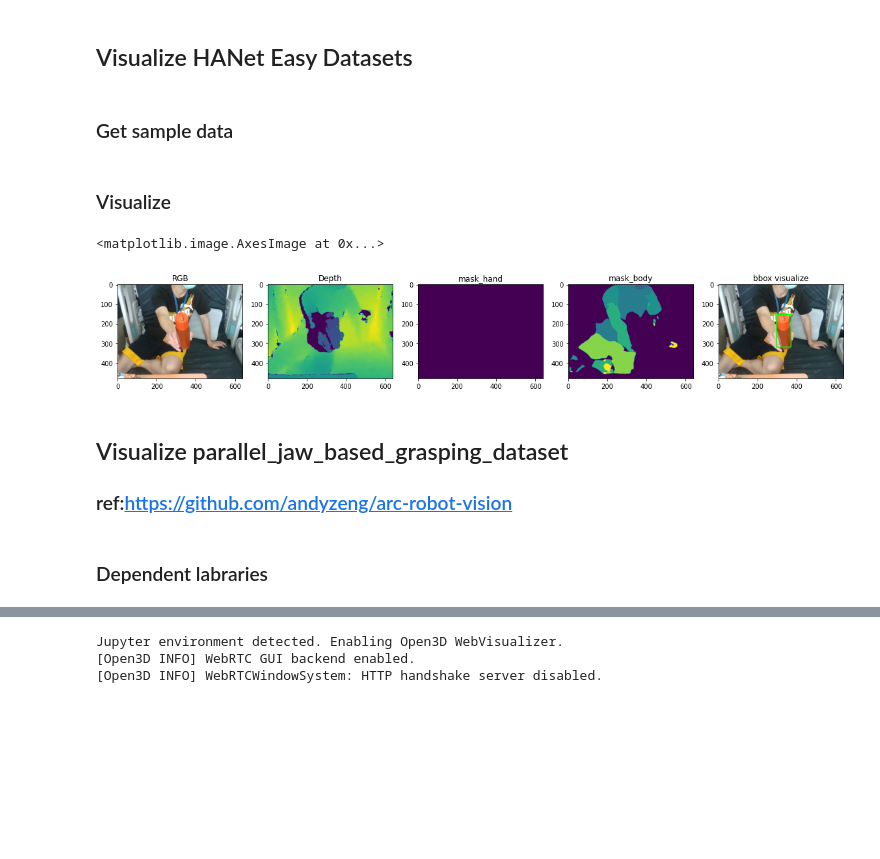
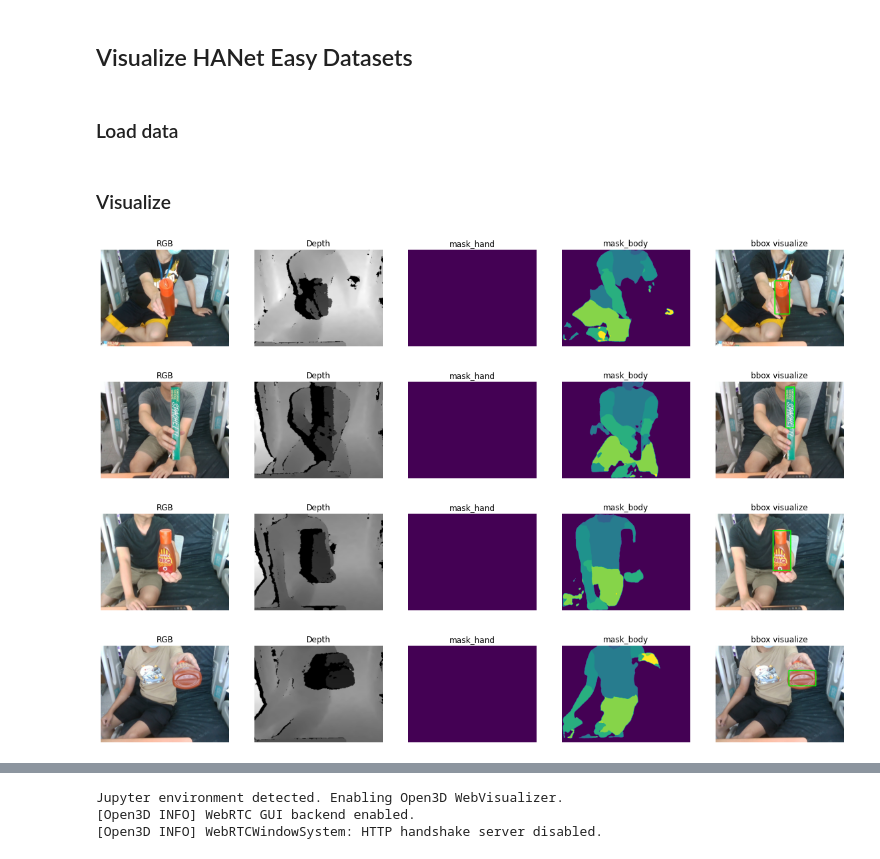
Before and after one commit to ARG-NCTU/handover_grasping, a Jupyter notebook: 00_Datavisualizer.ipynb, the cells around one changed output, grey strips where cells are left out. Cells and saved outputs as stored; diff of their text form; code cells hidden in the pictures; blank space fills up the shorter version.

```diff
--- a/00_Datavisualizer.ipynb
+++ b/00_Datavisualizer.ipynb
@@ -319,7 +326,7 @@ plt.imshow(label, cmap='gray')
 # %% [markdown]
 ## Visualize HANet Easy Datasets
+# %% [markdown]
+### Load data
 # %%
 from handover_grasping.Datavisualizer import rosenberger_dataloader
 hanet_easy_loader = rosenberger_dataloader('/home/arg/handover_grasping/HANet_easy_datasets')
-# %% [markdown]
-### Get sample data
@@ -336,31 +333,47 @@ bbox = batch['bbox']
 # %% [markdown]
 ### Visualize
-# %%
-fig = plt.figure(figsize=(20, 20))
-fig.add_subplot(1, 5, 1)
-plt.title('RGB')
-plt.imshow(color)
-
-fig.add_subplot(1, 5, 2)
-plt.title('Depth')
-plt.imshow(depth)
-
-fig.add_subplot(1, 5, 3)
-plt.title('mask_hand')
-plt.imshow(mask_hand)
-
-fig.add_subplot(1, 5, 4)
-plt.title('mask_body')
-plt.imshow(mask_body)
-
-fig.add_subplot(1, 5, 5)
-plt.title('bbox visualize')
-plt.imshow(color_bbox)
-# %% [output]
-<matplotlib.image.AxesImage at 0x...>
-[figure, removed]
-# %% [markdown]
-## Visualize parallel_jaw_based_grasping_dataset
-### ref:https://github.com/andyzeng/arc-robot-vision
-# %% [markdown]
-### Dependent labraries
+# %%
+for _ in range(4):
+    # Get sample data
+    batch = hanet_easy_loader.get_next_data(vis_bbox=True)
+    color = batch['color']
+    color = cv2.cvtColor(color, cv2.COLOR_BGR2RGB)
+    color_bbox = batch['color_bbox']
+    depth = batch['depth']
+    mask_hand = batch['mask_hand']
+    mask_body = batch['mask_body']
+    bbox = batch['bbox']
+
+    # Visualize
+    fig = plt.figure(figsize=(20, 20))
+    fig.add_subplot(1, 5, 1)
+    plt.axis('off')
+    plt.title('RGB')
+    plt.imshow(color)
+
+    fig.add_subplot(1, 5, 2)
+    plt.axis('off')
+    plt.title('Depth')
+    plt.imshow(depth, cmap='gray')
+
+    fig.add_subplot(1, 5, 3)
+    plt.axis('off')
+    plt.title('mask_hand')
+    plt.imshow(mask_hand)
+
+    fig.add_subplot(1, 5, 4)
+    plt.axis('off')
+    plt.title('mask_body')
+    plt.imshow(mask_body)
+
+    fig.add_subplot(1, 5, 5)
+    plt.axis('off')
+    plt.title('bbox visualize')
+    plt.imshow(color_bbox)
+
+    plt.show()
+# %% [output]
+[figure, added]
+[figure, added]
+[figure, added]
+[figure, added]
```
Also changed, not shown: parts of 21 cells of this notebook, 1 other file.
